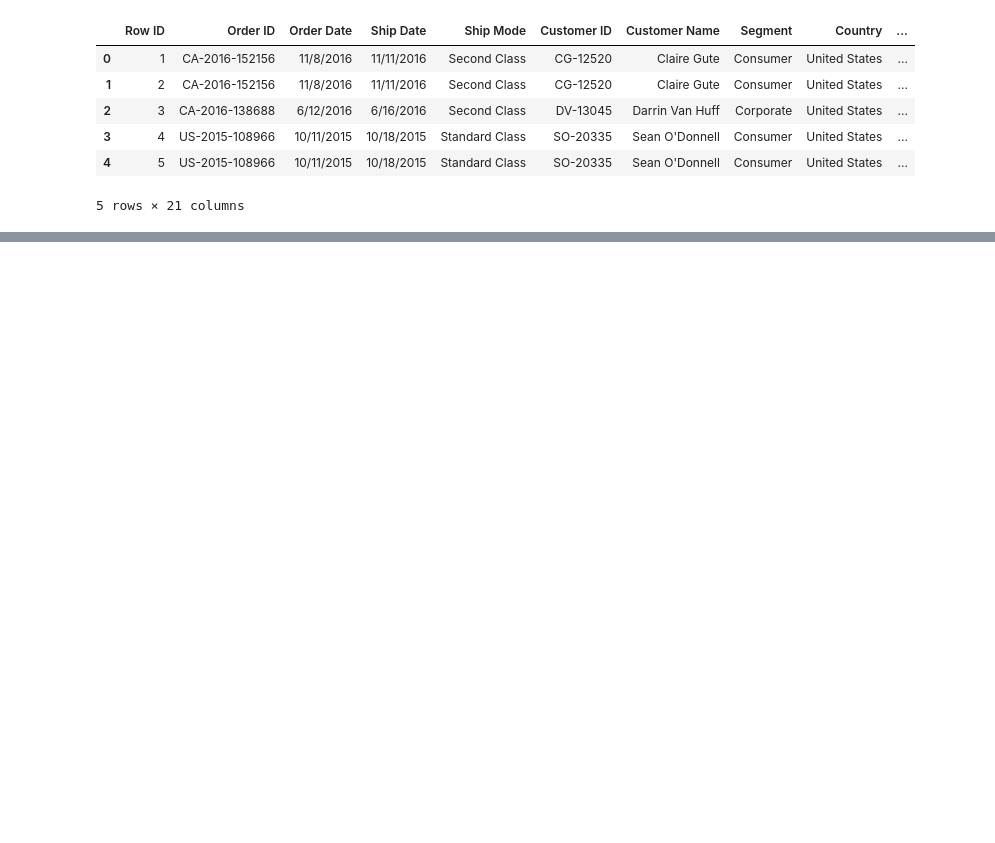
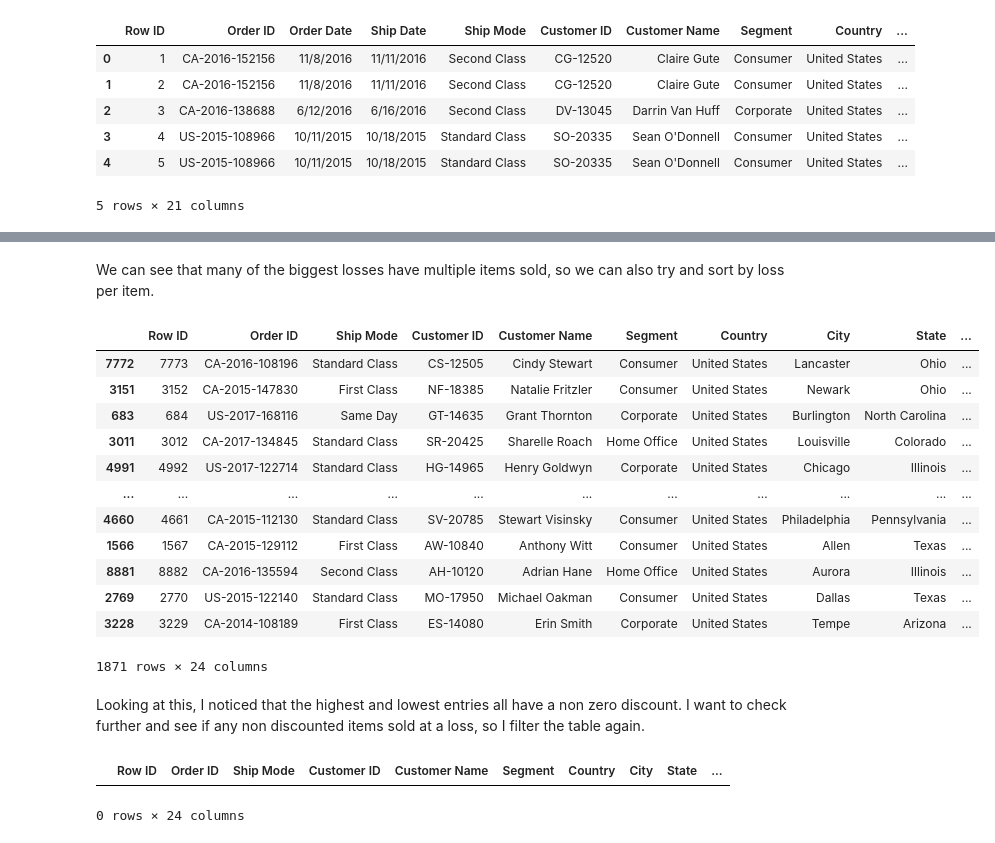
Before and after one commit to AnOvercookedFork/datascience_final, a Jupyter notebook: final.ipynb, the cells around one changed output, grey strips where cells are left out. Drawn from its saved outputs; the diff is of its cells as text; code cells hidden in the pictures; blank space fills up the shorter version.

```diff
--- a/final.ipynb
+++ b/final.ipynb
@@ -42,0 +139,27 @@ data.head()
+# %% [markdown]
+We can see that many of the biggest losses have multiple items sold, so we can also try and sort by loss per item.
+# %%
+neg_profit = neg_profit.sort_values(by = 'Profit Per Item', ascending = True) # display the biggest losses first
+neg_profit
+# %% [output]
+|  | Row ID | Order ID | Ship Mode | Customer ID | Customer Name | Segment | Country | City | State | ... |
+| 7772 | 7773 | CA-2016-108196 | Standard Class | CS-12505 | Cindy Stewart | Consumer | United States | Lancaster | Ohio | ... |
+| 3151 | 3152 | CA-2015-147830 | First Class | NF-18385 | Natalie Fritzler | Consumer | United States | Newark | Ohio | ... |
+| 683 | 684 | US-2017-168116 | Same Day | GT-14635 | Grant Thornton | Corporate | United States | Burlington | North Carolina | ... |
+| 3011 | 3012 | CA-2017-134845 | Standard Class | SR-20425 | Sharelle Roach | Home Office | United States | Louisville | Colorado | ... |
+| 4991 | 4992 | US-2017-122714 | Standard Class | HG-14965 | Henry Goldwyn | Corporate | United States | Chicago | Illinois | ... |
+| ... | ... | ... | ... | ... | ... | ... | ... | ... | ... | ... |
+| 4660 | 4661 | CA-2015-112130 | Standard Class | SV-20785 | Stewart Visinsky | Consumer | United States | Philadelphia | Pennsylvania | ... |
+| 1566 | 1567 | CA-2015-129112 | First Class | AW-10840 | Anthony Witt | Consumer | United States | Allen | Texas | ... |
+| 8881 | 8882 | CA-2016-135594 | Second Class | AH-10120 | Adrian Hane | Home Office | United States | Aurora | Illinois | ... |
+| 2769 | 2770 | US-2015-122140 | Standard Class | MO-17950 | Michael Oakman | Consumer | United States | Dallas | Texas | ... |
+| 3228 | 3229 | CA-2014-108189 | First Class | ES-14080 | Erin Smith | Corporate | United States | Tempe | Arizona | ... |
+1871 rows × 24 columns
+# %% [markdown]
+Looking at this, I noticed that the highest and lowest entries all have a non zero discount.  I want to check further and see if any non discounted items sold at a loss, so I filter the table again.
+# %%
+neg_profit2 = neg_profit[neg_profit['Discount'] == 0] # filter for discount = 0
+neg_profit2
+# %% [output]
+|  | Row ID | Order ID | Ship Mode | Customer ID | Customer Name | Segment | Country | City | State | ... |
+0 rows × 24 columns
```
Also changed, not shown: parts of 30 cells of this notebook, 1 other file.
